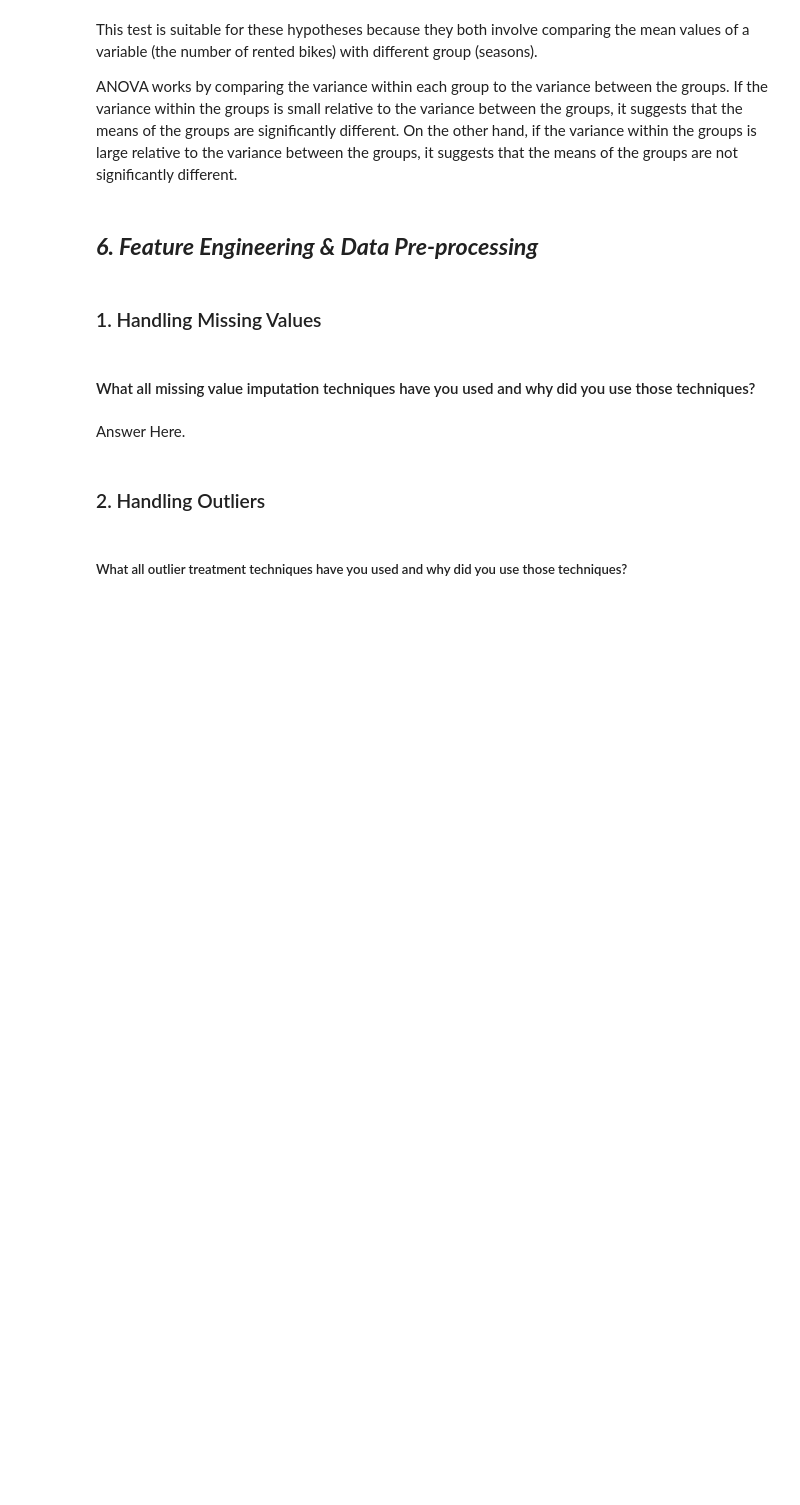
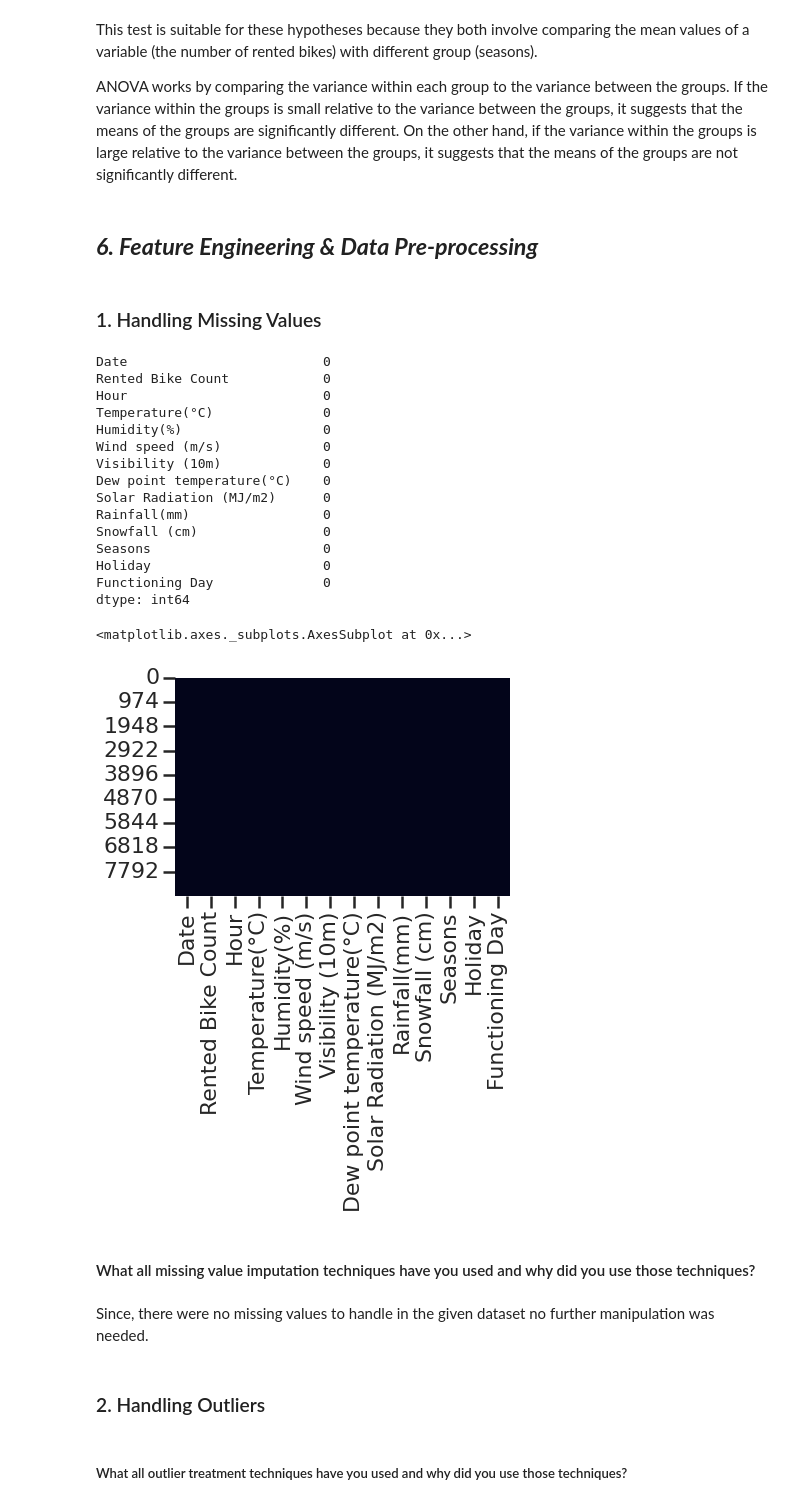
Before and after one commit to abhinav4201/Regression-Bike-Sharing-Demand-Prediction, a Jupyter notebook: Supervised_Regression_Bike_Demand_Prediction_Capstone_2.ipynb, the cells around one changed output. Saved outputs shown, nothing was run; the diff lists cells and outputs as text; code cells hidden in the pictures; blank space fills up the shorter version.

Commit message:
handled missing value

```diff
--- a/Supervised_Regression_Bike_Demand_Prediction_Capstone_2.ipynb
+++ b/Supervised_Regression_Bike_Demand_Prediction_Capstone_2.ipynb
@@ -1173,7 +1171,36 @@ ANOVA works by comparing the variance within each group to the variance between
+# %%
+# Creating a copy of the dataset for further feature engineering
+df=bk_data.copy()
+# %%
+# Handling Missing Values & Missing Value Imputation
+# Missing Values/Null Values Count
+print(df.isnull().sum())
+
+# Visualizing the missing values
+# Checking Null Value by plotting Heatmap
+sns.heatmap(df.isnull(), cbar=False)
+# %% [output]
+Date                         0
+Rented Bike Count            0
+Hour                         0
+Temperature(°C)              0
+Humidity(%)                  0
+Wind speed (m/s)             0
+Visibility (10m)             0
+Dew point temperature(°C)    0
+Solar Radiation (MJ/m2)      0
+Rainfall(mm)                 0
+Snowfall (cm)                0
+Seasons                      0
+Holiday                      0
+Functioning Day              0
+dtype: int64
+<matplotlib.axes._subplots.AxesSubplot at 0x...>
+[figure, added]
 # %% [markdown]
 #### What all missing value imputation techniques have you used and why did you use those techniques?
-# %% [markdown]
-Answer Here.
+# %% [markdown]
+Since, there were no missing values to handle in the given dataset no further manipulation was needed.
 # %% [markdown]
 ### 2. Handling Outliers
 # %%
```
Also changed, not shown: parts of 34 cells of this notebook.
